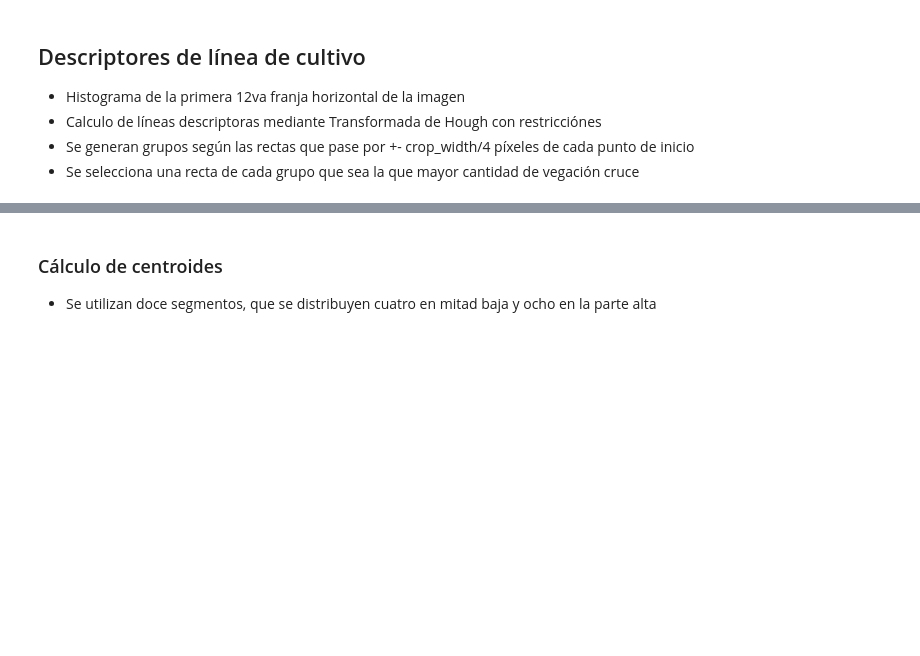
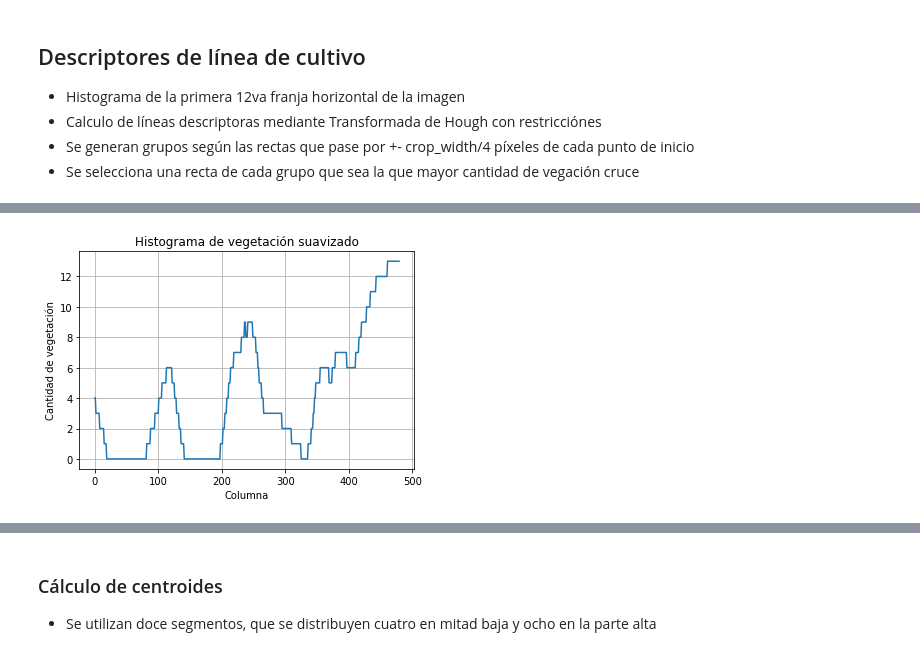
Before and after one commit to joseluisnoguera/Simple-weed-detection, a Jupyter notebook: tesis_project_env/algorithms/AlgoritmoDeDetección.ipynb, the cells around one changed output, grey strips where cells are left out. Saved outputs shown, nothing was run; the diff lists cells and outputs as text; code cells hidden in the pictures; blank space fills up the shorter version.

```diff
--- a/tesis_project_env/algorithms/AlgoritmoDeDetección.ipynb
+++ b/tesis_project_env/algorithms/AlgoritmoDeDetección.ipynb
@@ -50,10 +50,10 @@ import seaborn as sns # Para graficar boxplots
 from ipynb.fs.full.Utils import *
 # %%
 reduction_to_see = 0.6 # Reducción del tamaño original para poder ver las imágenes en tamañas chicas
-crop_width_bottom = 60 # Ancho de línea de cultivo en píxeles
-crop_width_top = 20
+crop_width_bottom = 55 # Ancho de línea de cultivo en píxeles
+crop_width_top = 15
 rs_ratio = 0.25  # un cuarto de la imagen original
-addition = 0.4  # Este porcentaje de ancho es dependiente del tipo de cultivo y el estadío en el que se encuentra
+addition = 0.8  # Este porcentaje de ancho es dependiente del tipo de cultivo y el estadío en el que se encuentra
 
 list_to_invert = {'exg', 'exgr', 'veg', 'com1', 'com2'}
 
@@ -183,34 +183,37 @@ indexes = get_maximum_points(eroded[morph.shape[0] - h_space:morph.shape[0], 0:m
 # %%
 # El tamaño de ventana depende del ancho de las lineas, se busca un valor de manera que suavice y resalte los picos de cultivo
 # El grado del polinomio (por prueba) resulto ser mejor con grado 1, y eso puede ayudar en los calculos
 # Buscar como implementarlo en c++ (Savitzky Golay filter)
 
 # Sumo uno al ancho para que sea impar, resto 10 para mayor resolución
 #-----
-# window_length = int(crop_width*0.4)
-# window_length = window_length+1 if (window_length%2==0) else window_length
-# smoothed_2dg = (savgol_filter(histogram, window_length=window_length,
-#                               polyorder=1)).astype(np.int16)
+crop_width=crop_width_bottom
+window_length = int(crop_width*0.4)
+window_length = window_length+1 if (window_length%2==0) else window_length
+smoothed_2dg = (savgol_filter(histogram, window_length=window_length,
+                              polyorder=1)).astype(np.int16)
 
 #------- Manual
 # winSize = crop_width_bottom
 # winMidSize = int(winSize/2)
 # smoothed = np.zeros(histogram.shape, np.int16)
 # for i in range(0,len(histogram)):
 #     total = 0
 #     for j in range(0,winSize):
 #         tmp = i - winMidSize + j
 #         if (tmp >= 0 and  tmp < len(histogram)):
 #             total += histogram[tmp]
 #     smoothed[i] = int(total/winSize)
 
-# fig, ax = plt.subplots()
-# ax.plot(x, smoothed)
-# ax.set(xlabel='Columna', ylabel='Cantidad de vegetación',
-#        title='Histograma de vegetación suavizado')
-# ax.grid()
+fig, ax = plt.subplots()
+ax.plot(x, smoothed_2dg)
+ax.set(xlabel='Columna', ylabel='Cantidad de vegetación',
+       title='Histograma de vegetación suavizado')
+ax.grid()
 # fig.savefig('img/test/histogram_vegetation_smoothed.png')
 # plt.show()
+# %% [output]
+[figure, added]
 # %%
 # Detección de picos, basados en una ventana de desplazamiento y punto de inflexión
 # Los interpola
```
Also changed, not shown: parts of 4 cells of this notebook, 2 other files.
